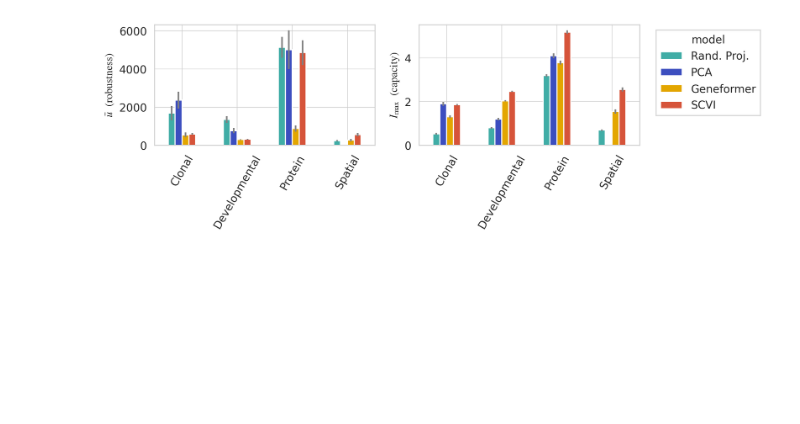
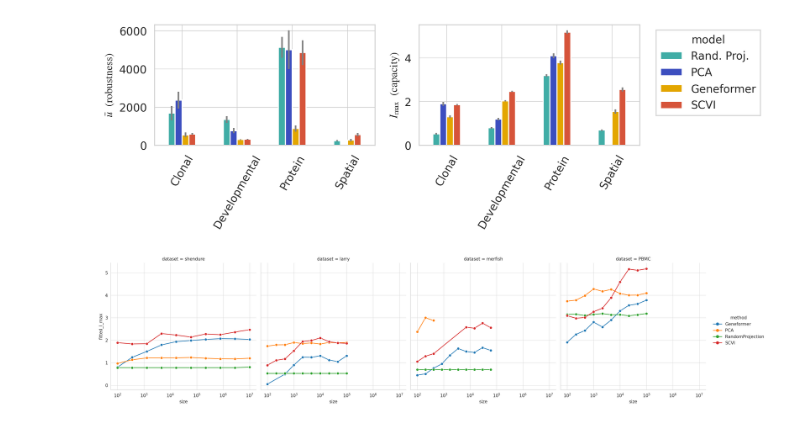
Before and after one commit to igor-sadalski/Scaling-up-measurement-noise-scaling-laws, a Jupyter notebook: analysis/playground.ipynb, the cells around one changed output. Drawn from its saved outputs; the diff is of its cells as text; code cells hidden in the pictures; blank space fills up the shorter version.

```diff
--- a/analysis/playground.ipynb
+++ b/analysis/playground.ipynb
@@ -114,3 +114,13 @@ axs[1].tick_params(axis='x', rotation=60)
 plt.show()
 # %% [output]
 [figure]
+# %%
+noise_df = pd.read_csv('analysis/final_results/scaling_plots_u_bar_138.109_I_max_1.419.csv')
+noise_df = noise_df[noise_df['I_max_error'] < 0.5]
+noise_df = noise_df[noise_df['metric'] != 'celltype.l3']
+# %%
+sns.relplot(noise_df, x='size', y='fitted_I_max', col='dataset',
+            hue='method', kind='line', marker='o')
+plt.xscale('log')
+# %% [output]
+[figure, added]
```
Also changed, not shown: 2 other files.
